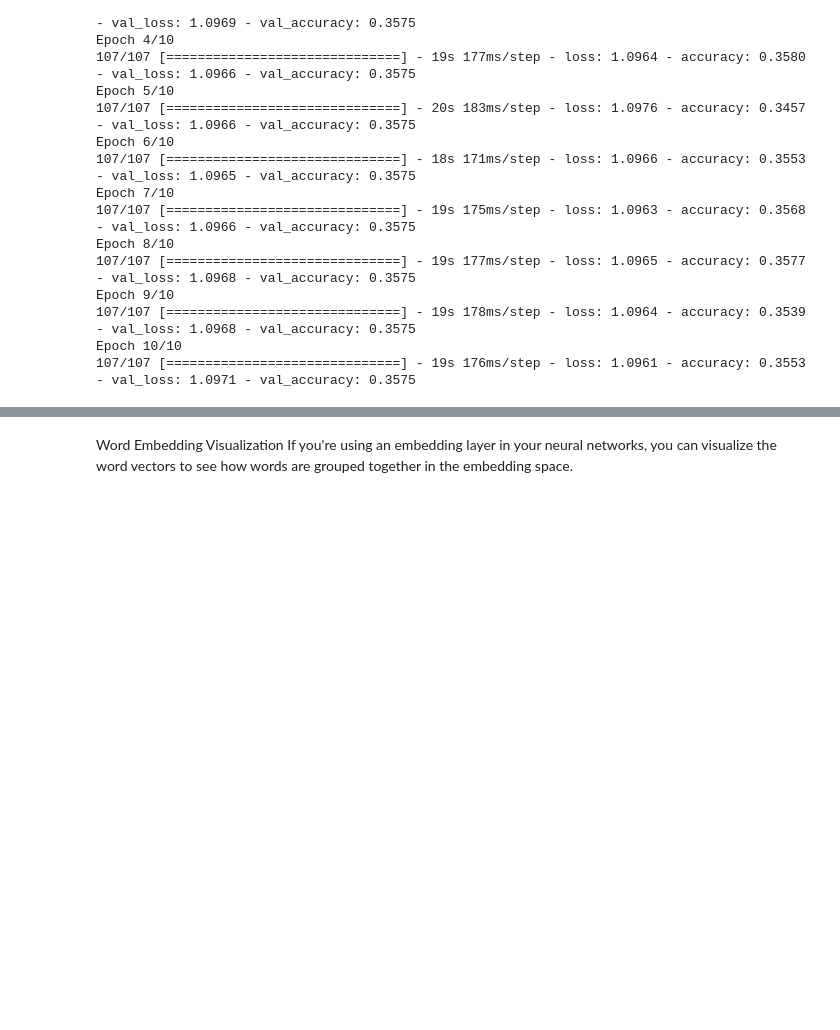
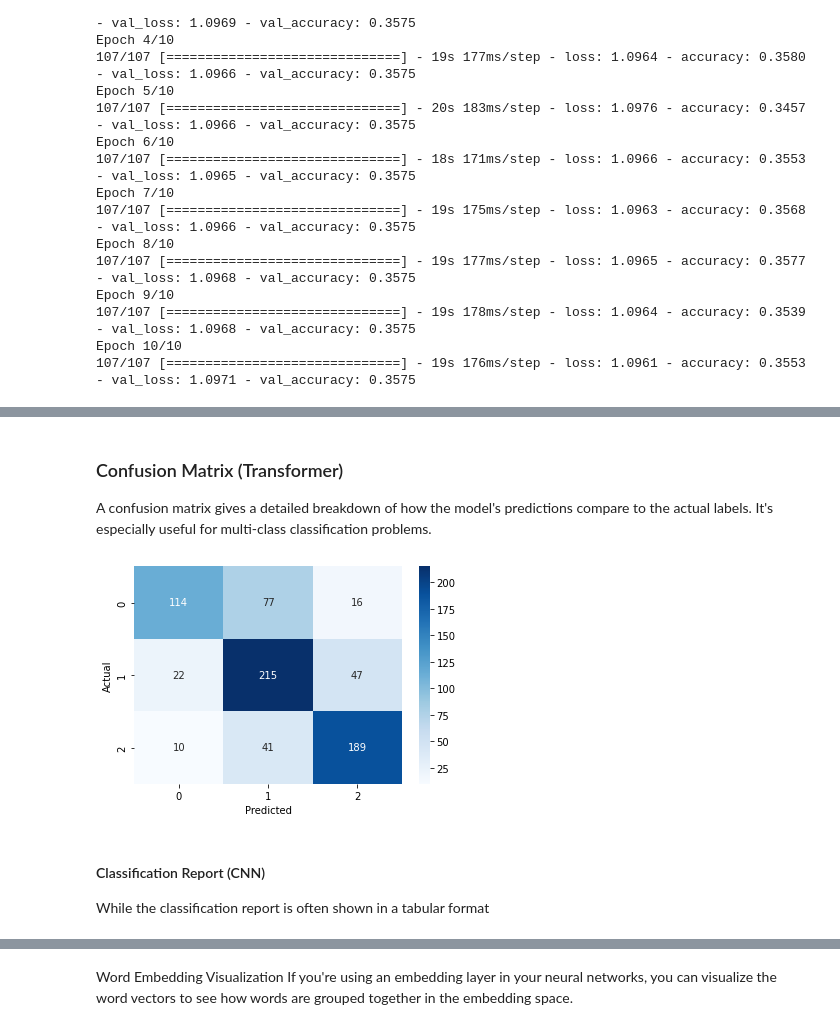
Before and after one commit to sunilmittal22/BITS-Application-of-CNN-RNN-Transformer-usin-Tensor-Flow-, a Jupyter notebook: Sentiment Analysis using Tensor Flow.ipynb, the cells around one changed output, grey strips where cells are left out. Saved outputs shown, nothing was run; the diff lists cells and outputs as text; code cells hidden in the pictures; blank space fills up the shorter version.

```diff
--- a/Sentiment Analysis using Tensor Flow.ipynb
+++ b/Sentiment Analysis using Tensor Flow.ipynb
@@ -505,0 +389,8 @@ plt.show()
+# %%
+# Evaluate the model on the test set
+loss, accuracy = transformer_model.evaluate(X_test, y_test)
+# Optionally, you can use scikit-learn to calculate more detailed metrics
+# Get the model predictions
+y_pred_transformer = np.argmax(transformer_model.predict(X_test), axis=-1)
+# Calculate classification report
+report = classification_report(y_test, y_pred_transformer)
@@ -505,0 +498,16 @@ plt.show()
+# %% [markdown]
+### Confusion Matrix (Transformer)
+A confusion matrix gives a detailed breakdown of how the model's predictions compare to the actual labels. It's especially useful for multi-class classification problems.
+# %%
+# Calculate the confusion matrix
+conf_matrix = confusion_matrix(y_test, y_pred_transformer)
+# Plot the confusion matrix
+sns.heatmap(conf_matrix, annot=True, fmt='d', cmap='Blues')
+plt.ylabel('Actual')
+plt.xlabel('Predicted')
+plt.show()
+# %% [output]
+[figure, added]
+# %% [markdown]
+#### Classification Report (CNN)
+While the classification report is often shown in a tabular format
```
Also changed, not shown: parts of 69 cells of this notebook.
